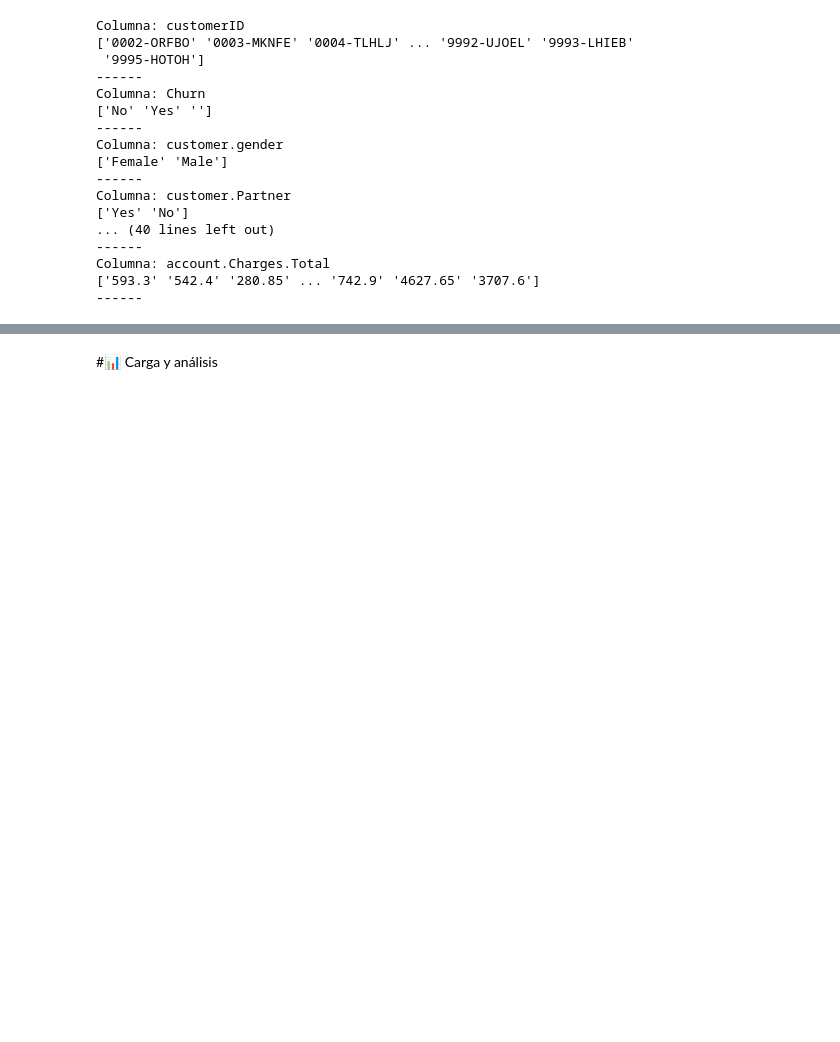
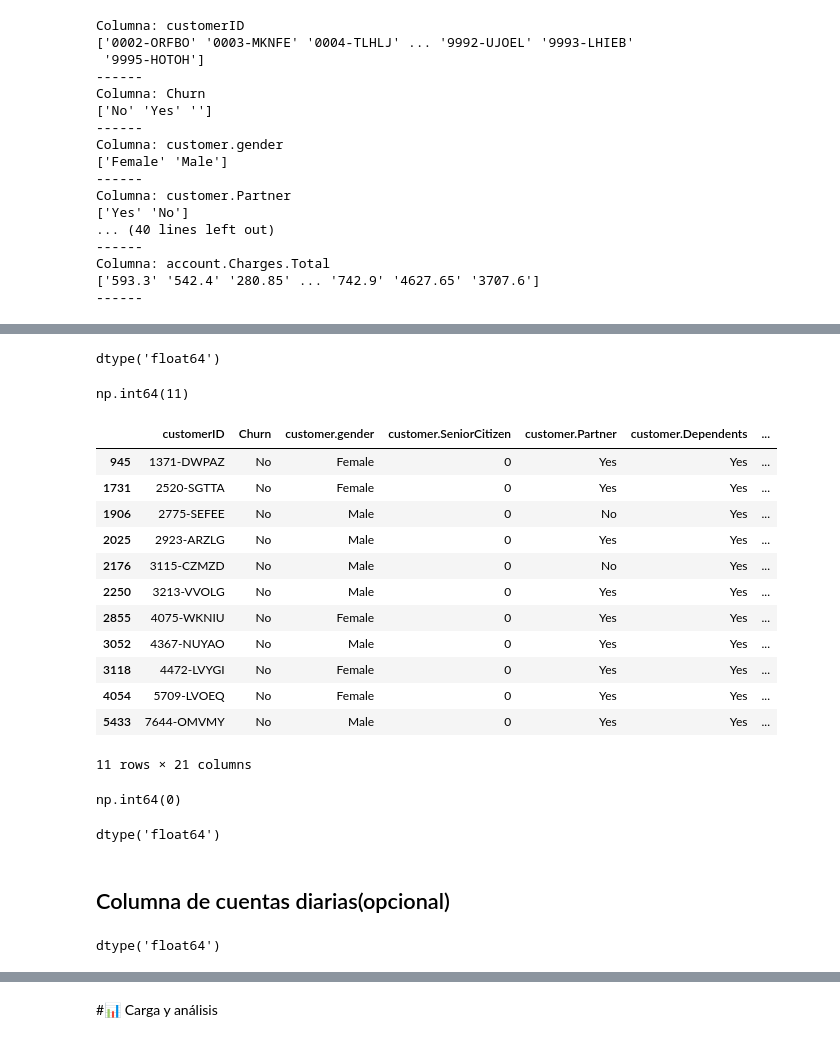
Before and after one commit to epjuarez/alura-challenge-telecomx, a Jupyter notebook: TelecomX_LATAM.ipynb, the cells around one changed output, grey strips where cells are left out. Drawn from its saved outputs; the diff is of its cells as text; code cells hidden in the pictures; blank space fills up the shorter version.

```diff
--- a/TelecomX_LATAM.ipynb
+++ b/TelecomX_LATAM.ipynb
@@ -127,0 +144,2 @@ Columna: account.Charges.Total
+# %%
+df = df[df['Churn'] != '']
@@ -127,0 +162,2 @@ Columna: account.Charges.Total
+# %%
+df.reset_index(drop=True, inplace=True)
@@ -127,0 +174,26 @@ Columna: account.Charges.Total
+# %%
+df['account.Charges.Total'] = pd.to_numeric(df['account.Charges.Total'], errors='coerce')
+# %%
+df['account.Charges.Total'].dtype
+# %% [output]
+dtype('float64')
+# %%
+df['account.Charges.Total'].isnull().sum()
+# %% [output]
+np.int64(11)
+# %%
+df[df['account.Charges.Total'].isnull()]
+# %% [output]
+|  | customerID | Churn | customer.gender | customer.SeniorCitizen | customer.Partner | customer.Dependents | ... |
+| 945 | 1371-DWPAZ | No | Female | 0 | Yes | Yes | ... |
+| 1731 | 2520-SGTTA | No | Female | 0 | Yes | Yes | ... |
+| 1906 | 2775-SEFEE | No | Male | 0 | No | Yes | ... |
+| 2025 | 2923-ARZLG | No | Male | 0 | Yes | Yes | ... |
+| 2176 | 3115-CZMZD | No | Male | 0 | No | Yes | ... |
+| 2250 | 3213-VVOLG | No | Male | 0 | Yes | Yes | ... |
+| 2855 | 4075-WKNIU | No | Female | 0 | Yes | Yes | ... |
+| 3052 | 4367-NUYAO | No | Male | 0 | Yes | Yes | ... |
+| 3118 | 4472-LVYGI | No | Female | 0 | Yes | Yes | ... |
+| 4054 | 5709-LVOEQ | No | Female | 0 | Yes | Yes | ... |
+| 5433 | 7644-OMVMY | No | Male | 0 | Yes | Yes | ... |
+11 rows × 21 columns
@@ -127,0 +202,14 @@ Columna: account.Charges.Total
+# %%
+df['account.Charges.Total'].isnull().sum()
+# %% [output]
+np.int64(0)
+# %%
+df['account.Charges.Total'].dtype
+# %% [output]
+dtype('float64')
+# %% [markdown]
+## Columna de cuentas diarias(opcional)
+# %%
+df['account.Charges.Monthly'].dtype
+# %% [output]
+dtype('float64')
```
Also changed, not shown: parts of 12 cells of this notebook.
